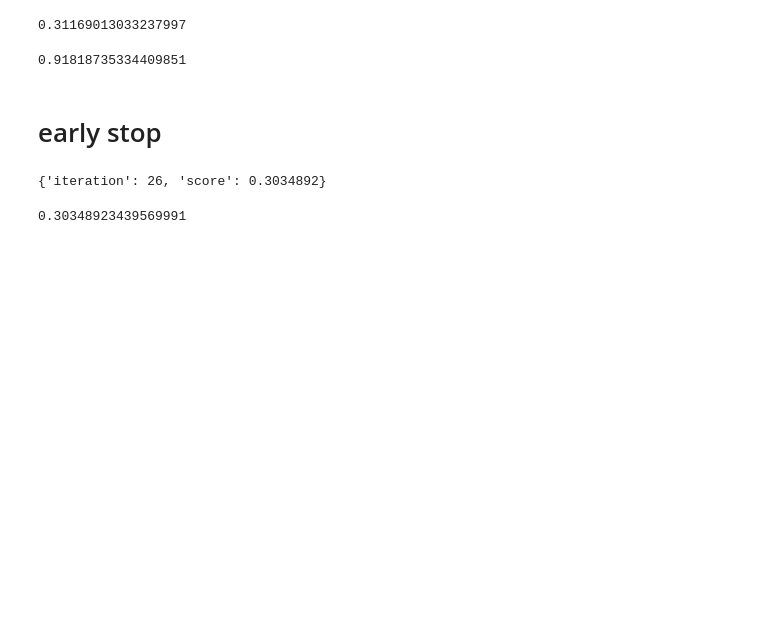
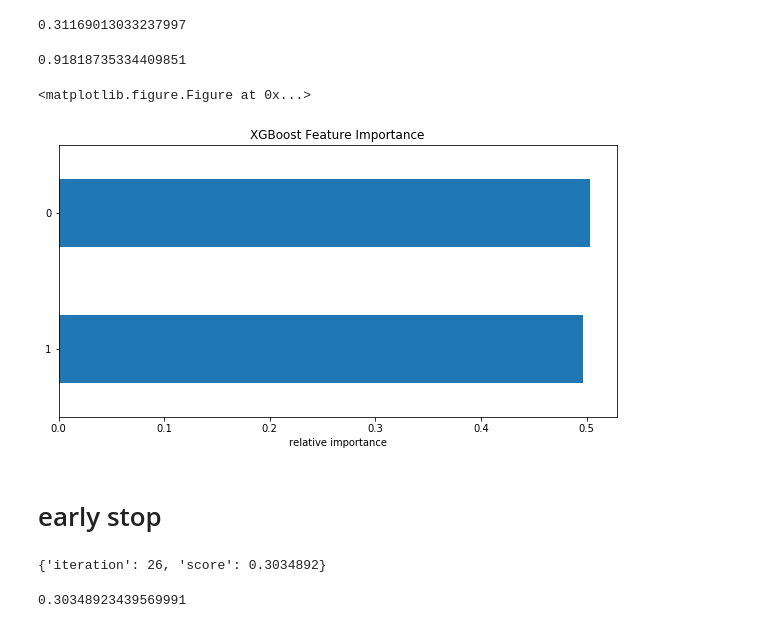
Before and after one commit to m-rahimi/ML_module, a Jupyter notebook: CatBoost_Module_classificatin.ipynb, the cells around one changed output. Saved outputs shown, nothing was run; the diff lists cells and outputs as text; code cells hidden in the pictures; blank space fills up the shorter version.

```diff
--- a/CatBoost_Module_classificatin.ipynb
+++ b/CatBoost_Module_classificatin.ipynb
@@ -119,9 +119,9 @@ class CLF(object):
             importance[key] = val
         return importance
 
-    def plot_importance(self, N = 10):
+    def plot_importance(self, features, N = 10):
         importance = {}
-        for key, val in zip(self.clf.feature_name(), self.clf.feature_importance()):
+        for key, val in zip(features, self.clf.feature_importances_):
             importance[key] = val
 
         import operator
@@ -383,6 +383,11 @@ from sklearn.metrics import average_precision_score
 average_precision_score(y1, y_pred[:,1])
 # %% [output]
 0.91818735334409851
+# %%
+clf.plot_importance(features=["0", "1"])
+# %% [output]
+<matplotlib.figure.Figure at 0x...>
+[figure, added]
 # %% [markdown]
 # early stop
 # %%
```
Also changed, not shown: parts of 1 cell of this notebook, 1 other file.
